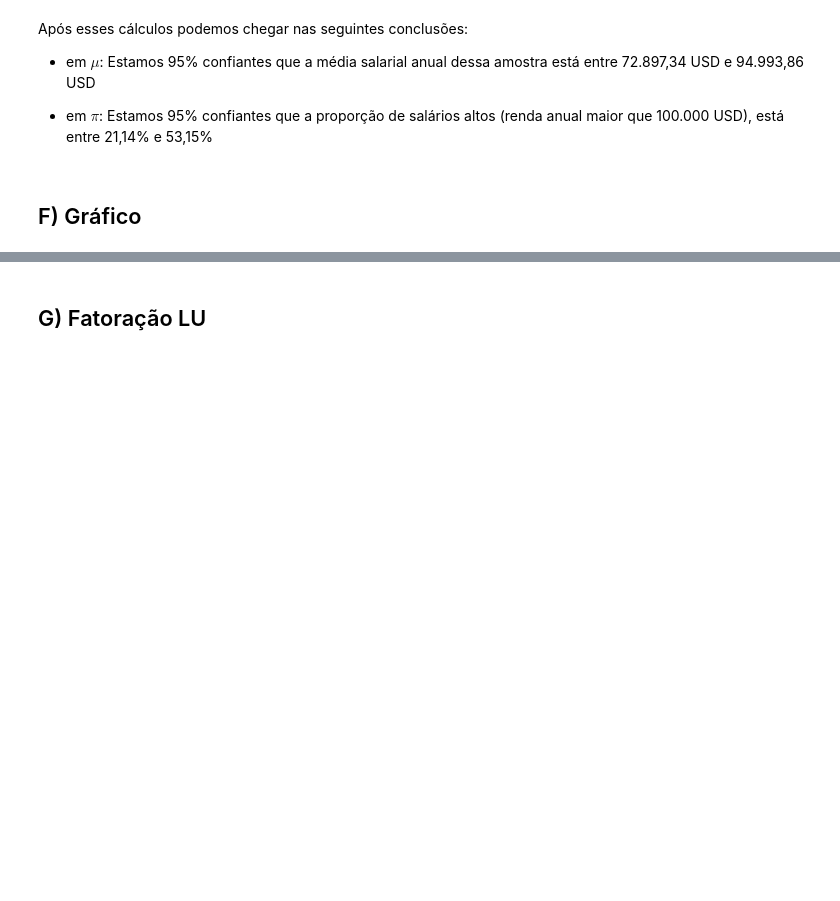
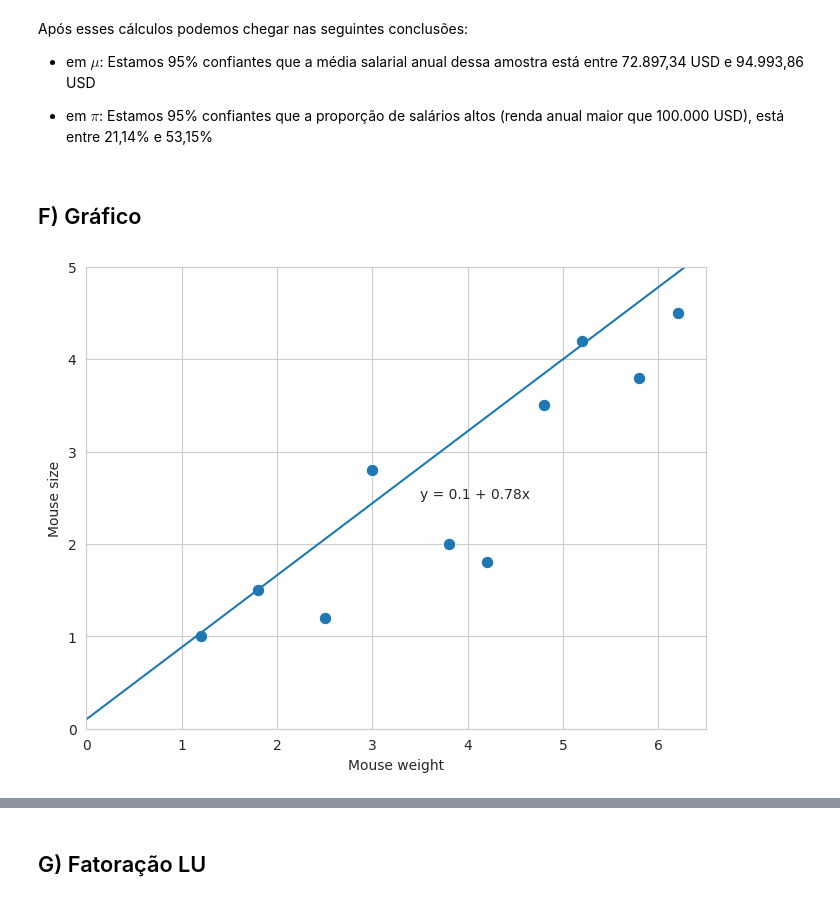
Before and after one commit to PedroMends30/matematica-computacional, a Jupyter notebook: Atividade_2.2_Mat_Comp.ipynb, the cells around one changed output, grey strips where cells are left out. Cells and saved outputs as stored; diff of their text form; code cells hidden in the pictures; blank space fills up the shorter version.

```diff
--- a/Atividade_2.2_Mat_Comp.ipynb
+++ b/Atividade_2.2_Mat_Comp.ipynb
@@ -446,3 +448,25 @@ Após esses cálculos podemos chegar nas seguintes conclusões:
 - em $\pi$: Estamos 95% confiantes que a proporção de salários altos (renda anual maior que 100.000 USD), está entre 21,14% e 53,15%
 # %% [markdown]
 ## F) Gráfico
+# %%
+sns.set_style("whitegrid")
+
+x = np.array([1.2, 1.8, 2.5, 3.0, 3.8, 4.2, 4.8, 5.2, 5.8, 6.2])
+y = np.array([1.0, 1.5, 1.2, 2.8, 2.0, 1.8, 3.5, 4.2, 3.8, 4.5])
+
+plt.figure(figsize=(8,6))
+sns.scatterplot(x=x, y=y, s=80)
+
+# Linha y = 0.1 + 0.78x
+x_line = np.linspace(0, 6.5, 100)
+y_line = 0.1 + 0.78 * x_line
+plt.plot(x_line, y_line)
+plt.xlabel("Mouse weight")
+plt.ylabel("Mouse size")
+plt.text(3.5, 2.5, "y = 0.1 + 0.78x")
+plt.xlim(0, 6.5)
+plt.ylim(0, 5)
+
+plt.show()
+# %% [output]
+[figure, added]
```
Also changed, not shown: parts of 2 cells of this notebook, 2 other files.
